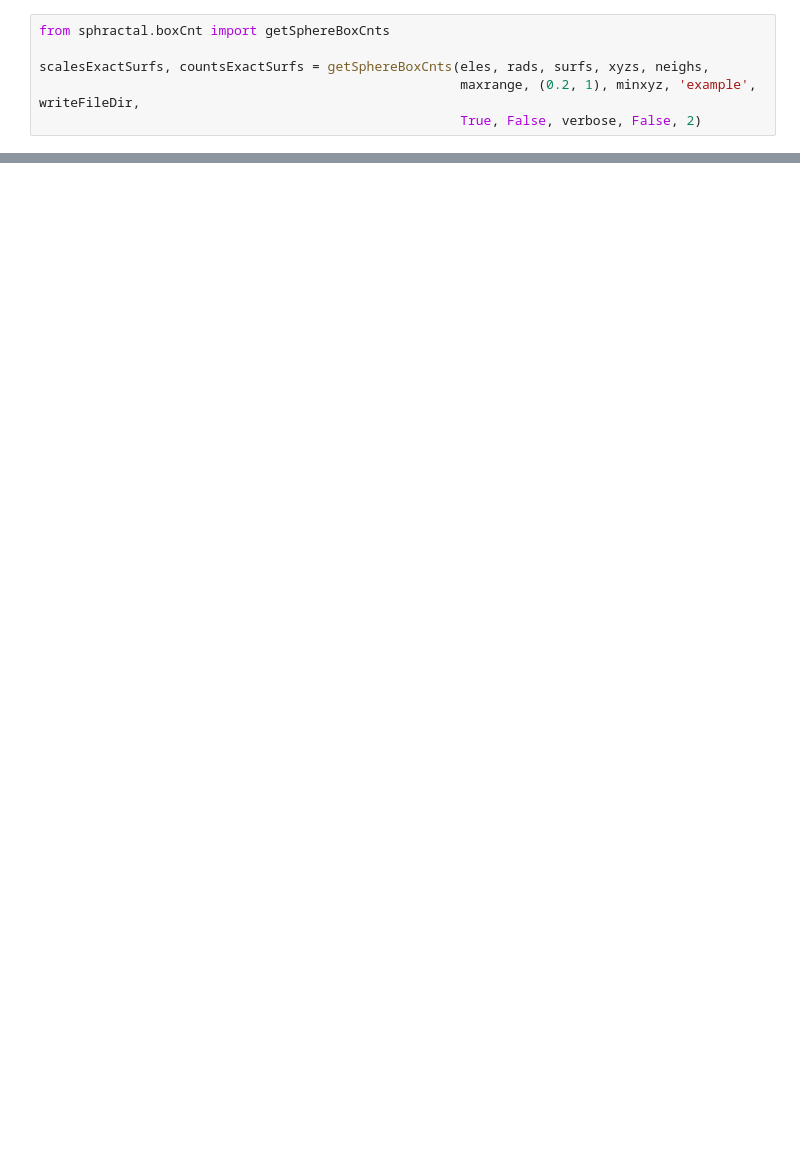
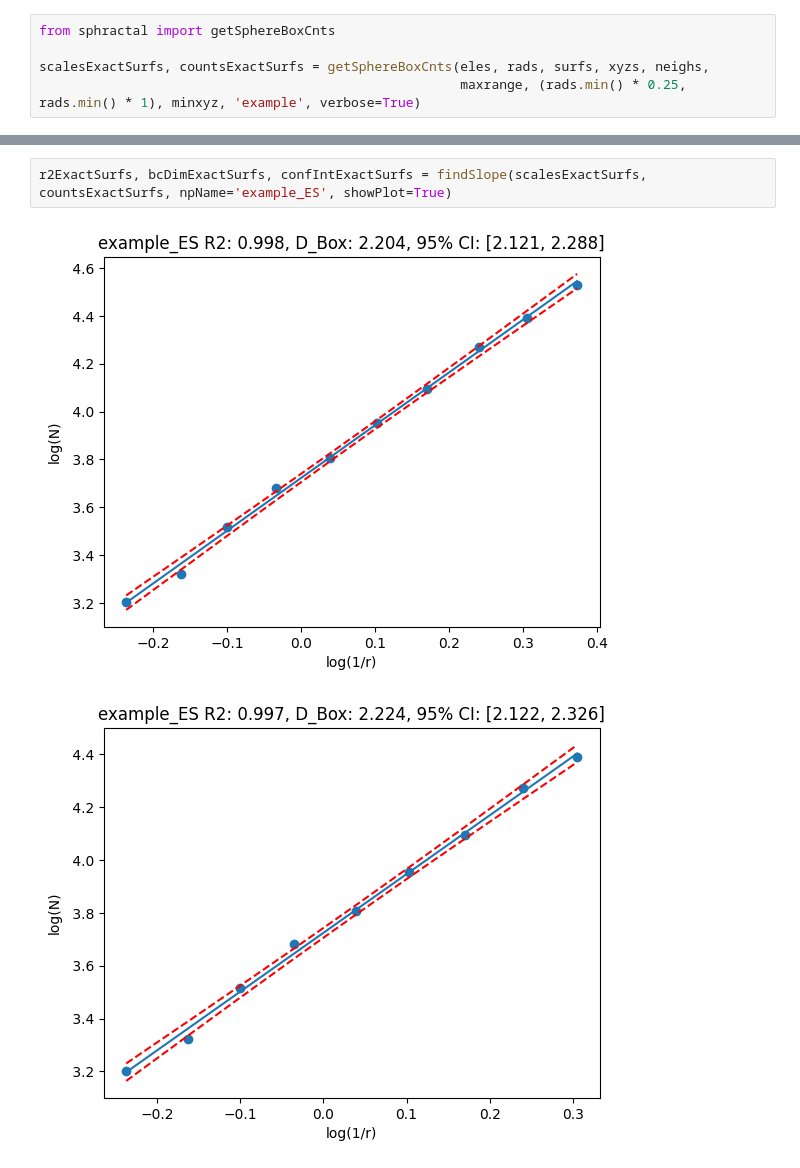
Before and after one commit to Jon-Ting/sphractal, a Jupyter notebook: docs/example.ipynb, the cells around one changed output, grey strips where cells are left out. Cells and saved outputs as stored; diff of their text form; blank space fills up the shorter version.

```diff
--- a/docs/example.ipynb
+++ b/docs/example.ipynb
@@ -82,8 +166,7 @@ The object could be represented as exact spheres.
 # %%
-from sphractal.boxCnt import getSphereBoxCnts
+from sphractal import getSphereBoxCnts
 
 scalesExactSurfs, countsExactSurfs = getSphereBoxCnts(eles, rads, surfs, xyzs, neighs,
-                                                      maxrange, (0.2, 1), minxyz, 'example', writeFileDir,
-                                                      True, False, verbose, False, 2)
+                                                      maxrange, (rads.min() * 0.25, rads.min() * 1), minxyz, 'example', verbose=True)
 # %% [output]
   Representing the surface by treating each atom as exact spheres...
@@ -100,0 +213,5 @@ scalesExactSurfs, countsExactSurfs = getSphereBoxCnts(eles, rads, surfs, xyzs, n
+# %%
+r2ExactSurfs, bcDimExactSurfs, confIntExactSurfs = findSlope(scalesExactSurfs, countsExactSurfs, npName='example_ES', showPlot=True)
+# %% [output]
+[figure, added]
+[figure, added]
```
Also changed, not shown: parts of 26 cells of this notebook, 27 other files.
